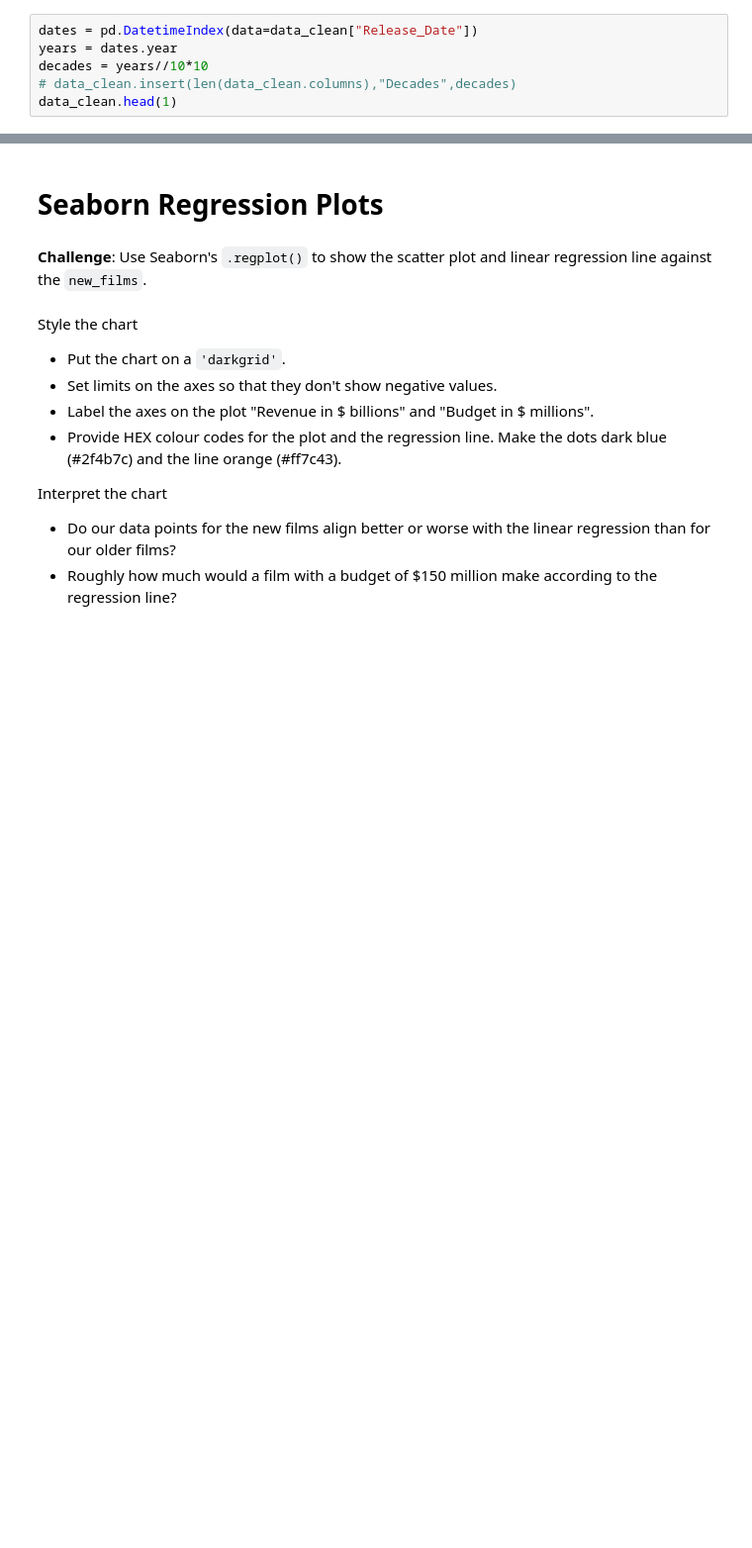
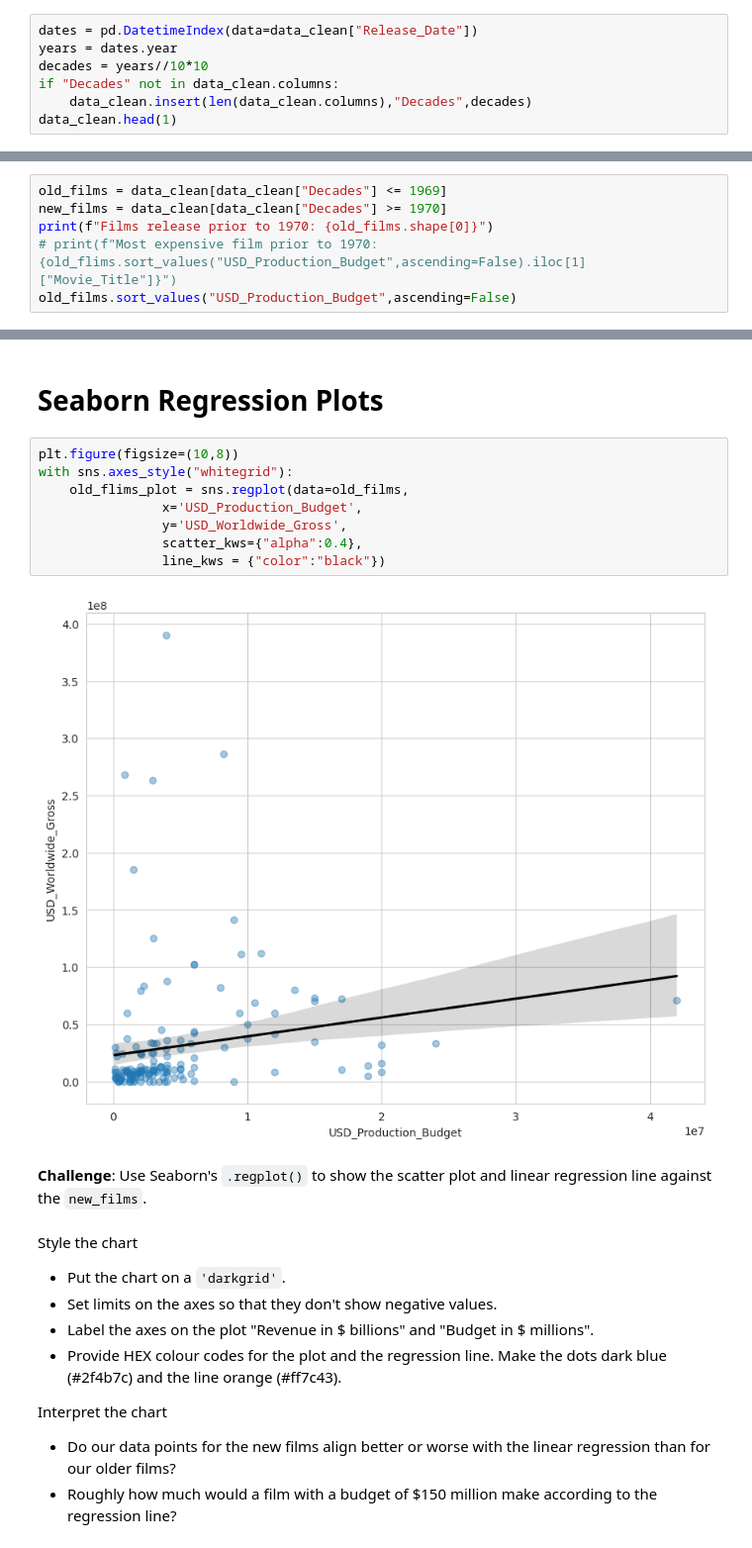
Before and after one commit to Golden-Leaves/100daysofpython, a Jupyter notebook: data_science/seaborn_linear_regression/Seaborn_and_Linear_Regression_(start).ipynb, the cells around one changed output, grey strips where cells are left out. Shown at 99% size. Drawn from its saved outputs; the diff is of its cells as text; blank space fills up the shorter version.

Commit message:
seaborn_lr complete first regplot challenge

```diff
--- a/data_science/seaborn_linear_regression/Seaborn_and_Linear_Regression_(start).ipynb
+++ b/data_science/seaborn_linear_regression/Seaborn_and_Linear_Regression_(start).ipynb
@@ -282,7 +282,8 @@ Here's how:
 dates = pd.DatetimeIndex(data=data_clean["Release_Date"])
 years = dates.year
 decades = years//10*10
-# data_clean.insert(len(data_clean.columns),"Decades",decades)
+if "Decades" not in data_clean.columns:
+    data_clean.insert(len(data_clean.columns),"Decades",decades)
 data_clean.head(1)
 # %% [output]
 |  | Rank | Release_Date | Movie_Title | USD_Production_Budget | USD_Worldwide_Gross | USD_Domestic_Gross | ... |
@@ -295,3 +296,9 @@ data_clean.head(1)
 * `new_films` should include all the films from 1970 onwards
 * How many films were released prior to 1970?
 * What was the most expensive film made prior to 1970?
+# %%
+old_films = data_clean[data_clean["Decades"] <= 1969]
+new_films = data_clean[data_clean["Decades"] >= 1970]
+print(f"Films release prior to 1970: {old_films.shape[0]}")
+# print(f"Most expensive film prior to 1970: {old_flims.sort_values("USD_Production_Budget",ascending=False).iloc[1]["Movie_Title"]}")
+old_films.sort_values("USD_Production_Budget",ascending=False)
@@ -298,5 +320,15 @@ data_clean.head(1)
 # %% [markdown]
 # Seaborn Regression Plots
+# %%
+plt.figure(figsize=(10,8))
+with sns.axes_style("whitegrid"):
+    old_flims_plot = sns.regplot(data=old_films,
+                x='USD_Production_Budget',
+                y='USD_Worldwide_Gross',
+                scatter_kws={"alpha":0.4},
+                line_kws = {"color":"black"})
+# %% [output]
+[figure, added]
 # %% [markdown]
 **Challenge**: Use Seaborn's `.regplot()` to show the scatter plot and linear regression line against the `new_films`.
 <br>
```
Also changed, not shown: parts of 3 cells of this notebook, 3 other files.
